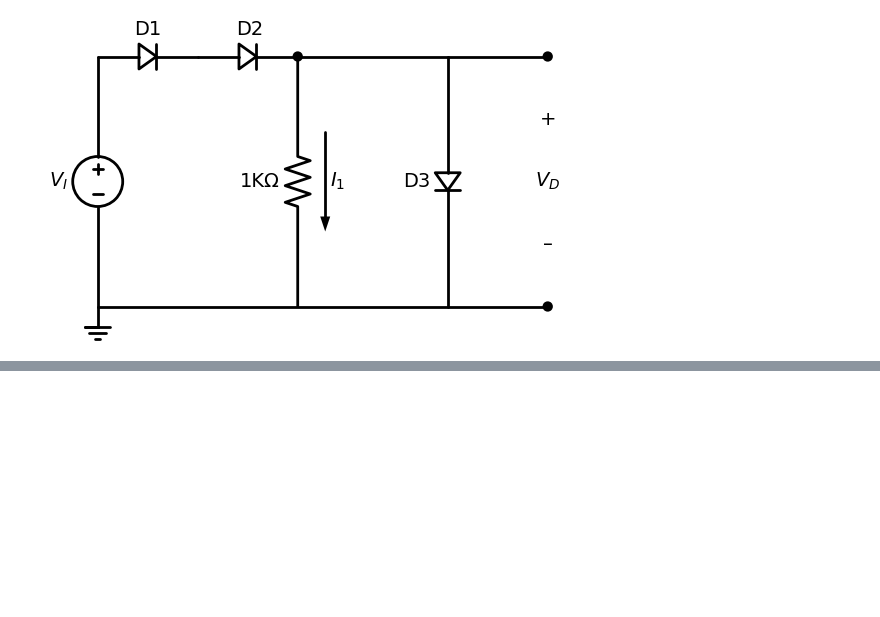
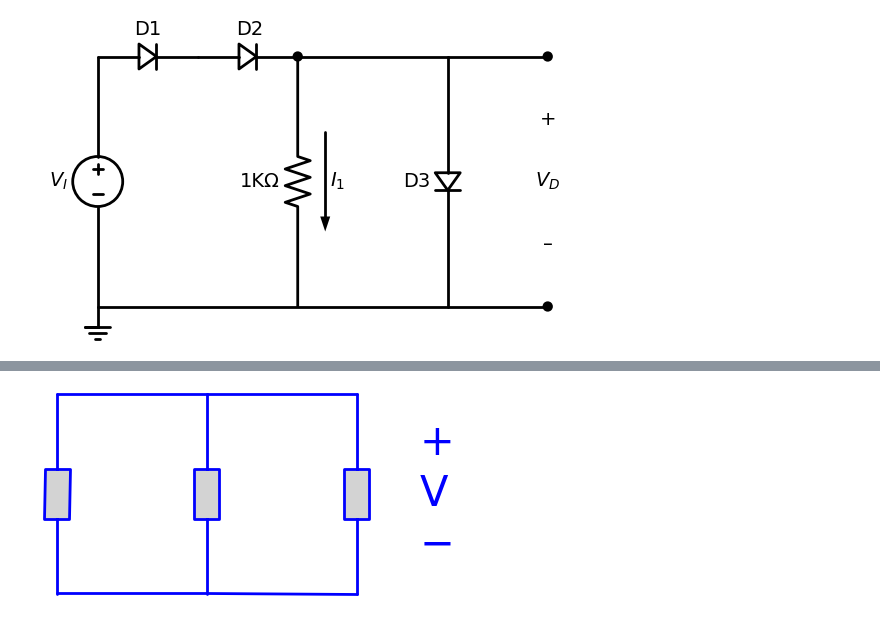
Before and after one commit to funmv/course_electricity, a Jupyter notebook: SchemDraw.ipynb, the cells around one changed output, grey strips where cells are left out. Cells and saved outputs as stored; diff of their text form; code cells hidden in the pictures; blank space fills up the shorter version.

```diff
--- a/SchemDraw.ipynb
+++ b/SchemDraw.ipynb
@@ -228,0 +275,13 @@ with schemdraw.Drawing() as d:
+# %%
+with schemdraw.Drawing(color='blue', fontsize=30) as d:
+    d.config(unit=5)
+    R1=elm.RBox().up(4).fill('lightgray')
+    L1=elm.Line().right(3)
+    d.push()
+    L2=elm.Line().right(3)
+    R2=elm.RBox().down(4).label(['$+$','V','$-$'],ofst=1.0,loc='bot').fill('lightgray')
+    L3=elm.Line().left(6)
+    d.pop()
+    R3=elm.RBox().down(4).fill('lightgray')
+# %% [output]
+[figure, added]
```
Also changed, not shown: parts of 4 cells of this notebook.
